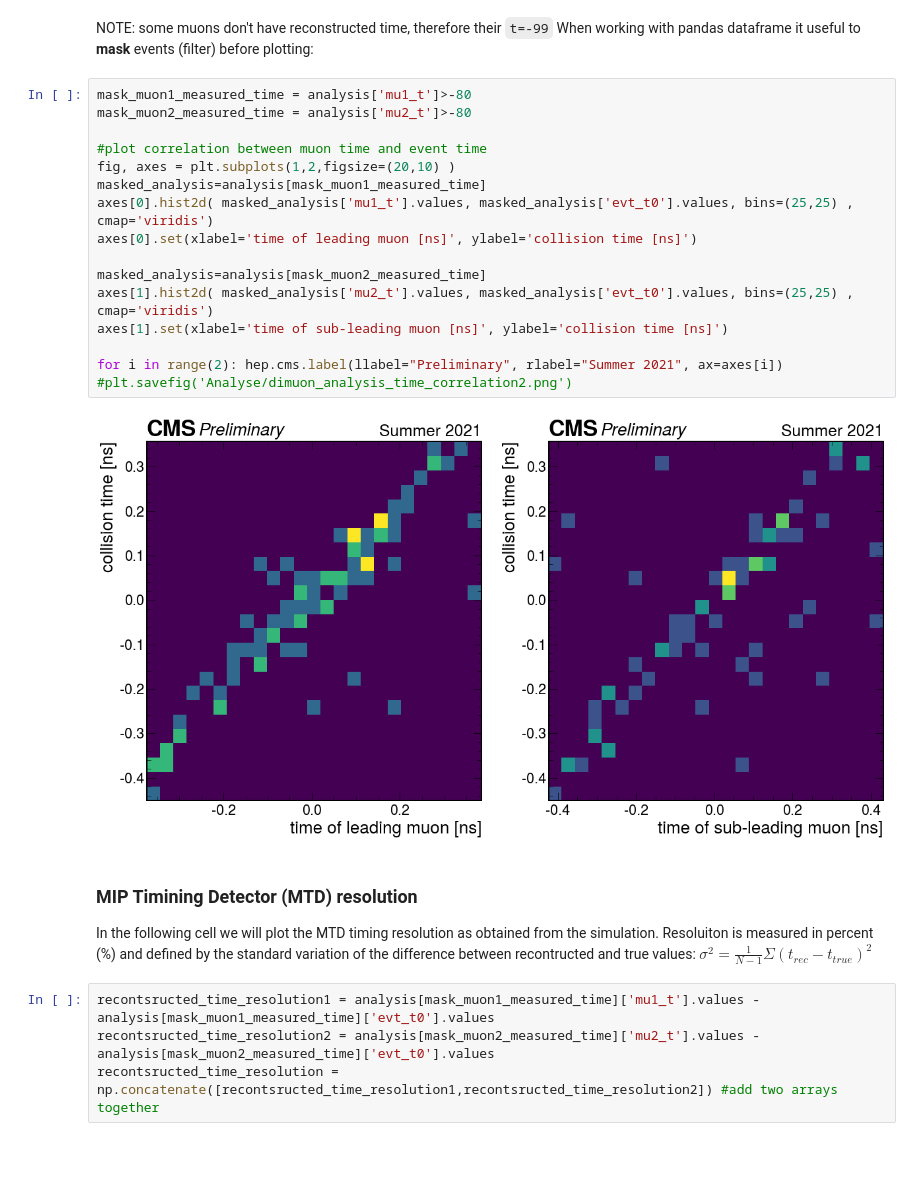
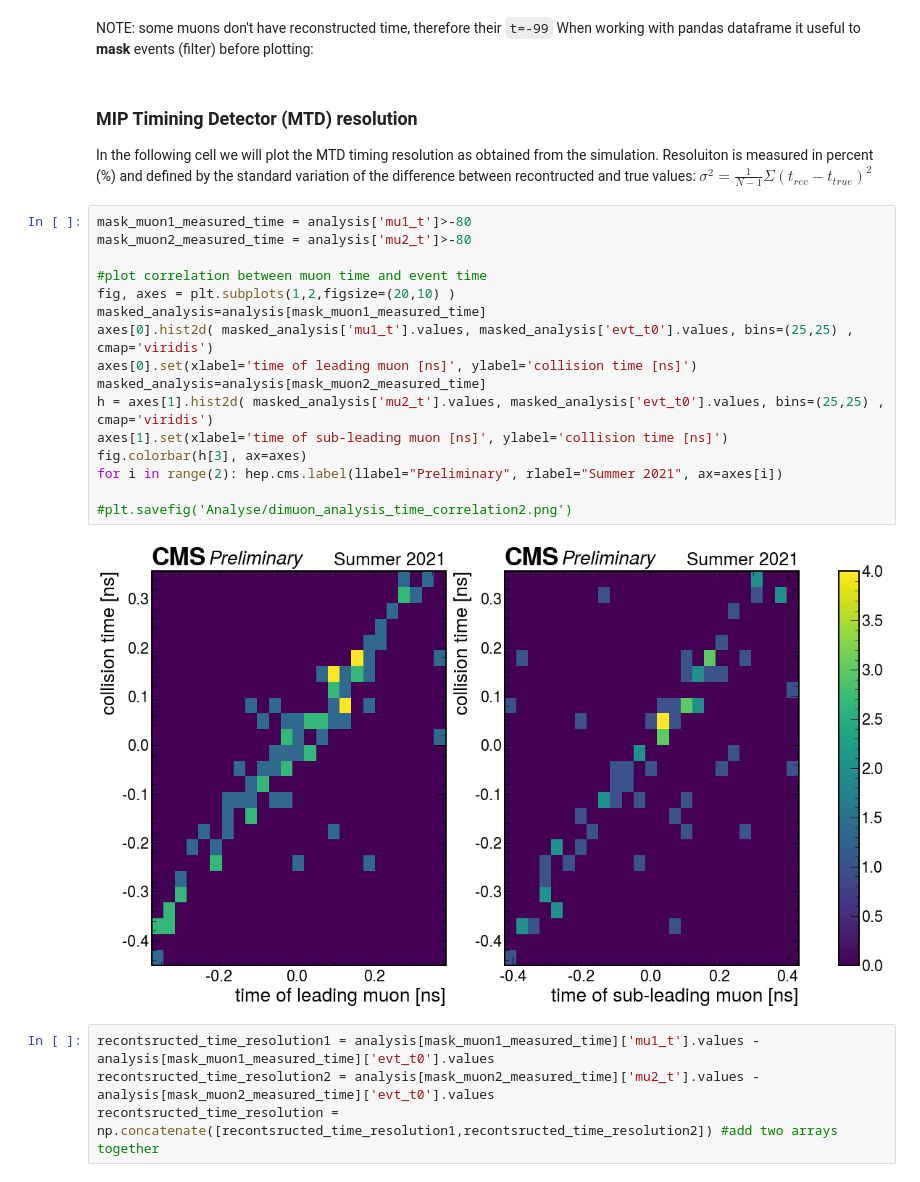
Before and after one commit to jloemker/SWAN, a Jupyter notebook: Analysis_notebook.ipynb, the cells around one changed output. Cells and saved outputs as stored; diff of their text form; blank space fills up the shorter version.

```diff
--- a/Analysis_notebook.ipynb
+++ b/Analysis_notebook.ipynb
@@ -251,29 +251,29 @@ for i in range(2): hep.cms.label(llabel="Preliminary", rlabel="Summer 2021", ax=
 [figure]
 # %% [markdown]
 NOTE: some muons don't have reconstructed time, therefore their `t=-99` When working with pandas dataframe it useful to **mask** events (filter) before plotting:
-# %%
-mask_muon1_measured_time = analysis['mu1_t']>-80
-mask_muon2_measured_time = analysis['mu2_t']>-80
-
-#plot correlation between muon time and event time
-fig, axes = plt.subplots(1,2,figsize=(20,10) )
-masked_analysis=analysis[mask_muon1_measured_time]
-axes[0].hist2d( masked_analysis['mu1_t'].values, masked_analysis['evt_t0'].values, bins=(25,25) , cmap='viridis')
-axes[0].set(xlabel='time of leading muon [ns]', ylabel='collision time [ns]')
-
-masked_analysis=analysis[mask_muon2_measured_time]
-axes[1].hist2d( masked_analysis['mu2_t'].values, masked_analysis['evt_t0'].values, bins=(25,25) , cmap='viridis')
-axes[1].set(xlabel='time of sub-leading muon [ns]', ylabel='collision time [ns]')
-
-for i in range(2): hep.cms.label(llabel="Preliminary", rlabel="Summer 2021", ax=axes[i])
-#plt.savefig('Analyse/dimuon_analysis_time_correlation2.png')
-# %% [output]
-[figure, removed]
 # %% [markdown]
 ### MIP Timining Detector (MTD) resolution
 
 In the following cell we will plot the MTD timing resolution as obtained from the simulation. Resoluiton is measured in percent (%) and defined by the standard variation of the difference between recontructed and true values:
 $ \sigma^2 = \frac{1}{N-1}\Sigma \left(t_{rec} - t_{true}\right)^2 $
+# %%
+mask_muon1_measured_time = analysis['mu1_t']>-80
+mask_muon2_measured_time = analysis['mu2_t']>-80
+
+#plot correlation between muon time and event time
+fig, axes = plt.subplots(1,2,figsize=(20,10) )
+masked_analysis=analysis[mask_muon1_measured_time]
+axes[0].hist2d( masked_analysis['mu1_t'].values, masked_analysis['evt_t0'].values, bins=(25,25) , cmap='viridis')
+axes[0].set(xlabel='time of leading muon [ns]', ylabel='collision time [ns]')
+masked_analysis=analysis[mask_muon2_measured_time]
+h = axes[1].hist2d( masked_analysis['mu2_t'].values, masked_analysis['evt_t0'].values, bins=(25,25) , cmap='viridis')
+axes[1].set(xlabel='time of sub-leading muon [ns]', ylabel='collision time [ns]')
+fig.colorbar(h[3], ax=axes)
+for i in range(2): hep.cms.label(llabel="Preliminary", rlabel="Summer 2021", ax=axes[i])
+
+#plt.savefig('Analyse/dimuon_analysis_time_correlation2.png')
+# %% [output]
+[figure, added]
 # %%
 recontsructed_time_resolution1 = analysis[mask_muon1_measured_time]['mu1_t'].values - analysis[mask_muon1_measured_time]['evt_t0'].values
 recontsructed_time_resolution2 = analysis[mask_muon2_measured_time]['mu2_t'].values - analysis[mask_muon2_measured_time]['evt_t0'].values
```
Also changed, not shown: parts of 2 cells of this notebook.
